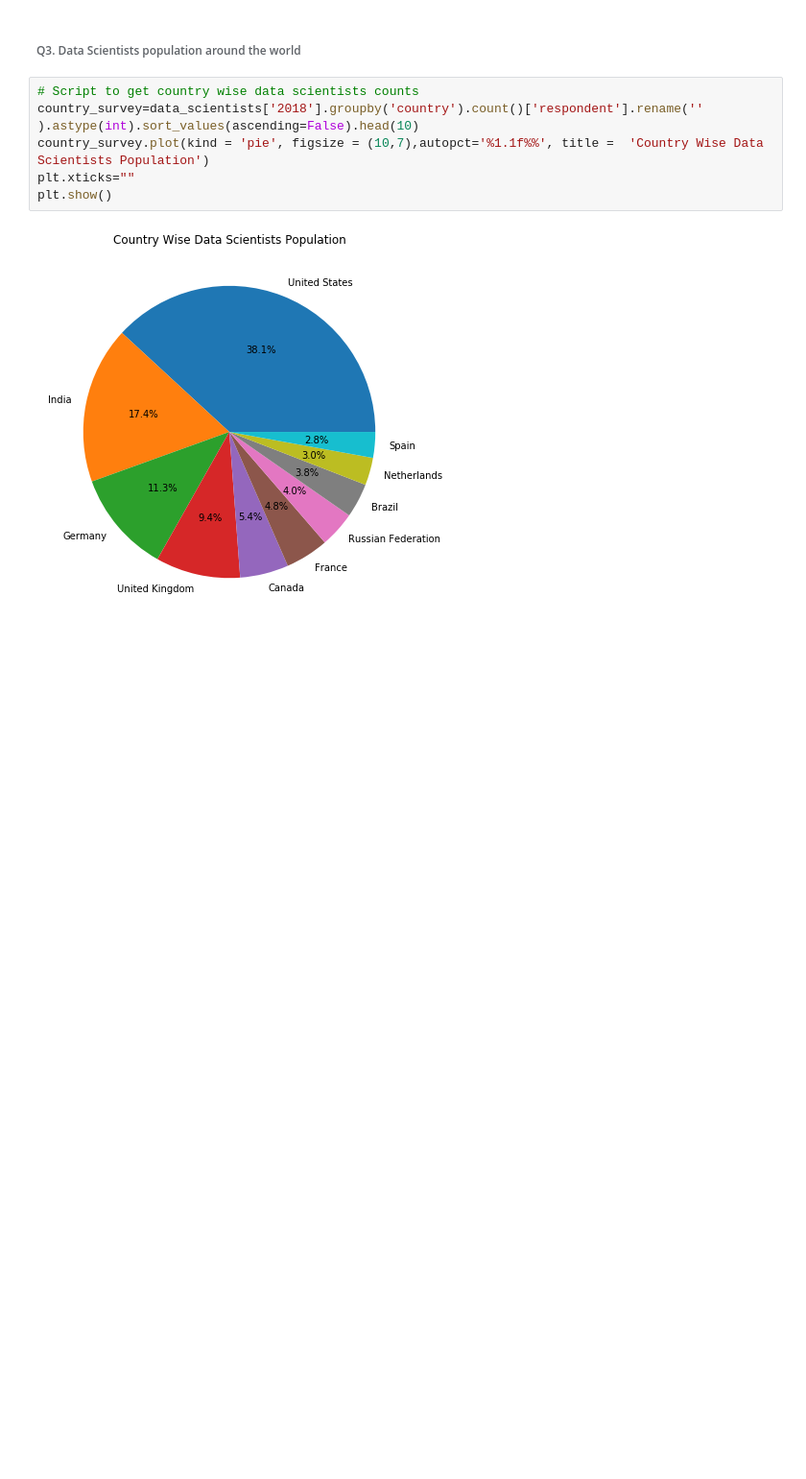
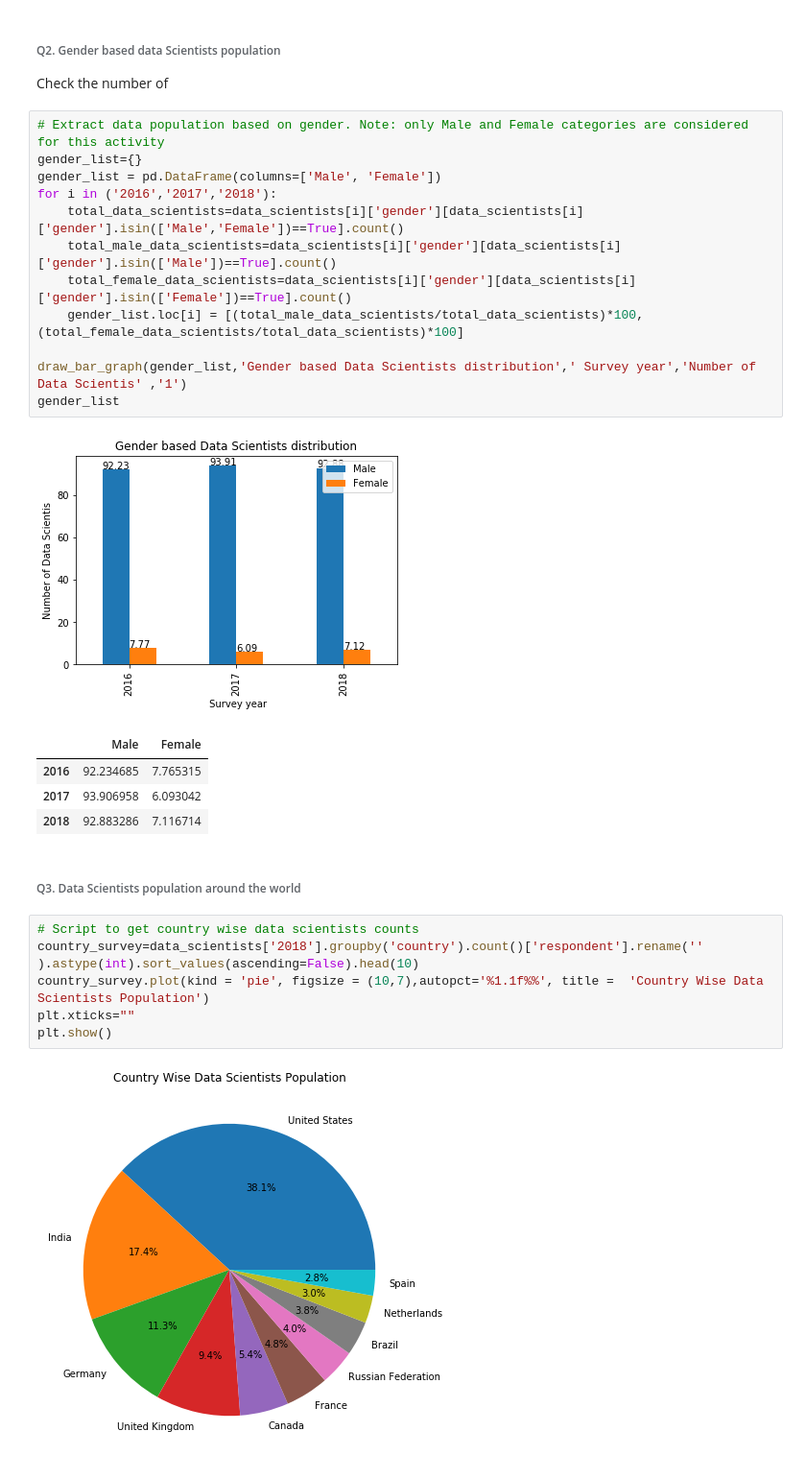
Before and after one commit to UmeshChandru/DataScientistsInsights, a Jupyter notebook: DataScientistSurvey.ipynb, the cells around one changed output. Shown at 96% size. Saved outputs shown, nothing was run; the diff lists cells and outputs as text; blank space fills up the shorter version.

```diff
--- a/DataScientistSurvey.ipynb
+++ b/DataScientistSurvey.ipynb
@@ -130,3 +261,24 @@ plt.show()
+# %% [markdown]
+###### Q2. Gender based data Scientists  population
+Check the number of
+# %%
+# Extract data population based on gender. Note: only Male and Female categories are considered for this activity
+gender_list={}
+gender_list = pd.DataFrame(columns=['Male', 'Female'])
+for i in ('2016','2017','2018'):
+    total_data_scientists=data_scientists[i]['gender'][data_scientists[i]['gender'].isin(['Male','Female'])==True].count()
+    total_male_data_scientists=data_scientists[i]['gender'][data_scientists[i]['gender'].isin(['Male'])==True].count()
+    total_female_data_scientists=data_scientists[i]['gender'][data_scientists[i]['gender'].isin(['Female'])==True].count()
+    gender_list.loc[i] = [(total_male_data_scientists/total_data_scientists)*100,(total_female_data_scientists/total_data_scientists)*100]
+
+draw_bar_graph(gender_list,'Gender based Data Scientists distribution',' Survey year','Number of Data Scientis' ,'1')
+gender_list
+# %% [output]
+[figure, added]
+|  | Male | Female |
+| 2016 | 92.234685 | 7.765315 |
+| 2017 | 93.906958 | 6.093042 |
+| 2018 | 92.883286 | 7.116714 |
 # %% [markdown]
 ###### Q3. Data Scientists  population around the world
 # %%
```
Also changed, not shown: parts of 45 cells of this notebook.
